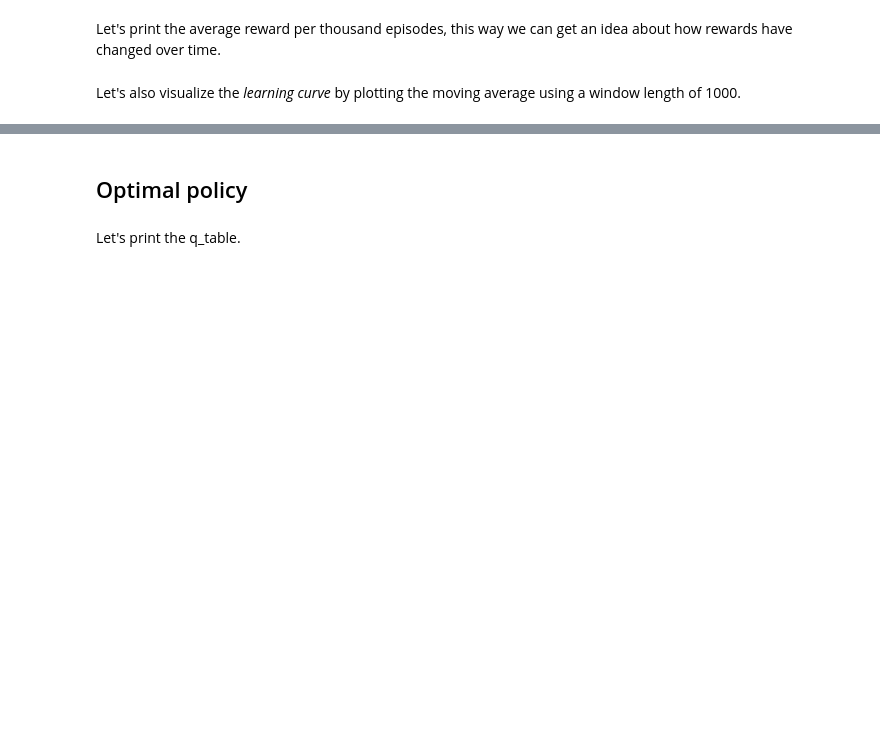
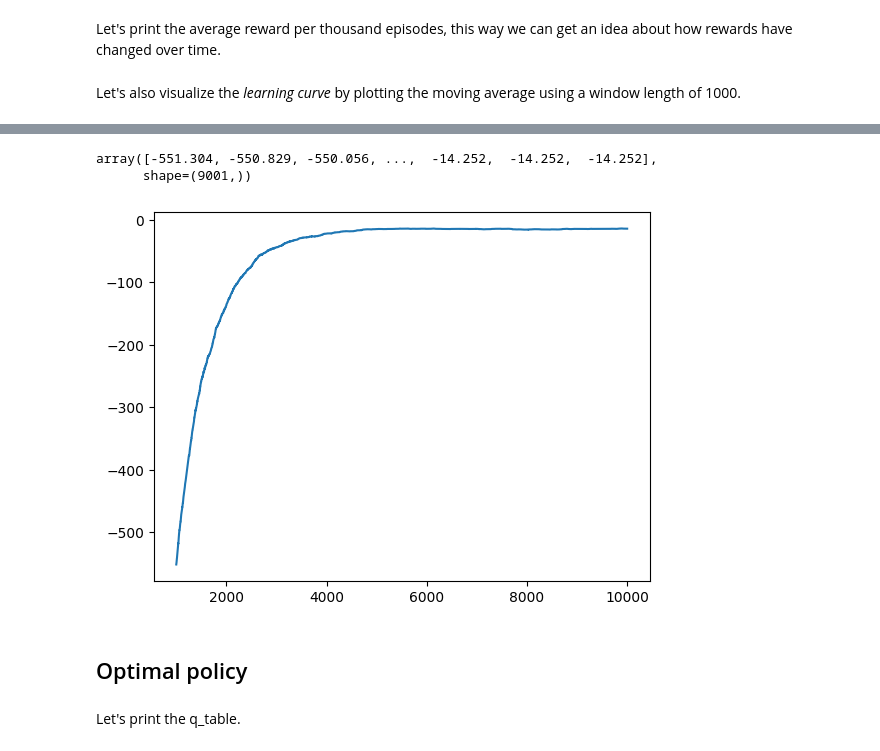
Before and after one commit to huaxel/cursussen-ehb, a Jupyter notebook: Les10/Q-Learning-CliffWalking.ipynb, the cells around one changed output, grey strips where cells are left out. Cells and saved outputs as stored; diff of their text form; code cells hidden in the pictures; blank space fills up the shorter version.

```diff
--- a/Les10/Q-Learning-CliffWalking.ipynb
+++ b/Les10/Q-Learning-CliffWalking.ipynb
@@ -39,3 +59,7 @@ Remember:
 q-table: np array of dimension (states, actions)
 
 add some things on how to make np arrays
+# %%
+state_space_size = env.observation_space.n
+action_space_size = env.action_space.n
+print(f"State space size: {state_space_size}")
@@ -41,0 +68,3 @@ add some things on how to make np arrays
+# %%
+q_table = np.zeros((state_space_size, action_space_size))
+print(f"Q-table shape: {q_table.shape}")
@@ -68,5 +130,35 @@ with
 - $\lambda$ the exploration rate decay,
 - $\alpha$ the learning rate and
 - $\gamma$ the discount factor.
+# %%
+for episode in range(num_episodes):
+    state = env.reset()[0]
+    reward_episode = 0
+
+    for step in range(max_steps_per_episode):
+        # Exploration vs Exploitation
+        exploration_rate_threshold = random.uniform(0, 1)
+        if exploration_rate_threshold > exploration_rate:
+            action = np.argmax(q_table[state])
+        else:
+            action = env.action_space.sample()
+        # Take action
+        new_state, reward, terminated, truncated, info = env.step(action)
+
+        done = terminated or truncated
+
+        # Update Q-table
+        q_table[state, action] += learning_rate * (reward + discount_factor * np.max(q_table[new_state]) - q_table[state, action])
+
+        # Update state
+        state = new_state
+        reward_episode += reward
+        if done:
+            break
+
+        rewards[episode] = reward_episode
+
+    # Exploration rate decay
+    exploration_rate = max(initial_exploration_rate * np.exp(-exploration_decay_rate * episode), min_exploration_rate)
 # %% [markdown]
 Let's print the average reward per thousand episodes, this way we can get an idea about how rewards have changed over time.
@@ -75,3 +185,17 @@ Let's also visualize the *learning curve* by plotting the moving average using a
+# %%
+def moving_average(array, window):
+    return np.convolve(array, np.ones(window), 'valid') / window
+# %%
+moving_average(rewards, 1000)
+# %% [output]
+array([-551.304, -550.829, -550.056, ...,  -14.252,  -14.252,  -14.252],
+      shape=(9001,))
+# %%
+import matplotlib.pyplot as plt
+plt.plot(np.arange(999, 10000), moving_average(rewards, 1000))
+plt.show()
+# %% [output]
+[figure, added]
 # %% [markdown]
 ## Optimal policy
 # %% [markdown]
```
Also changed, not shown: parts of 14 cells of this notebook, 1 other file.
